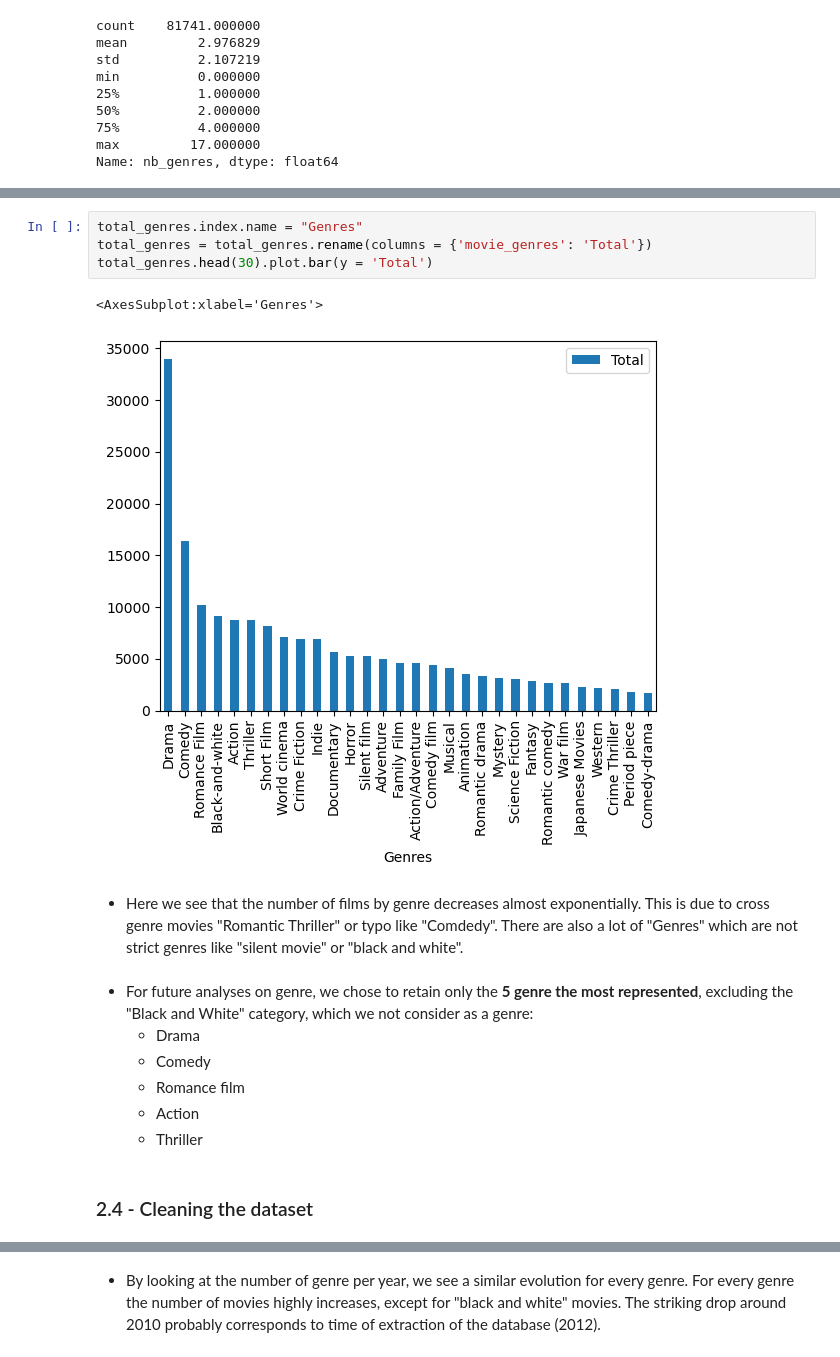
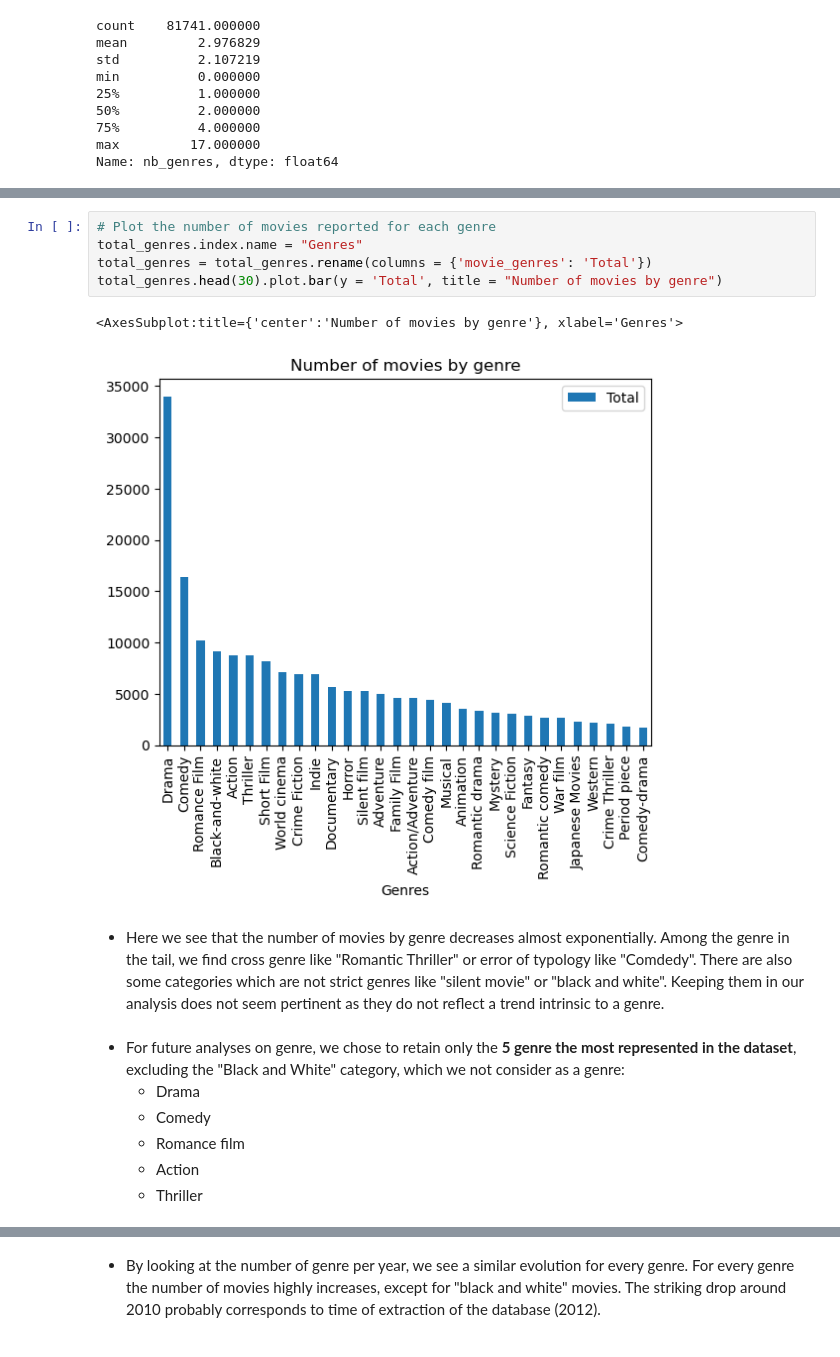
Before and after one commit to epfl-ada/ada-2022-project-armada, a Jupyter notebook: P2.ipynb, the cells around one changed output, grey strips where cells are left out. Saved outputs shown, nothing was run; the diff lists cells and outputs as text.

```diff
--- a/P2.ipynb
+++ b/P2.ipynb
@@ -148,18 +174,17 @@ total_genres.plot(logy = True, figsize= (10,5))
 # %%
+# Plot the number of movies reported for each genre
 total_genres.index.name = "Genres"
 total_genres = total_genres.rename(columns = {'movie_genres': 'Total'})
-total_genres.head(30).plot.bar(y = 'Total')
+total_genres.head(30).plot.bar(y = 'Total', title = "Number of movies by genre")
 # %% [output]
-<AxesSubplot:xlabel='Genres'>
+<AxesSubplot:title={'center':'Number of movies by genre'}, xlabel='Genres'>
-[figure, old version]
+[figure, new version]
 # %% [markdown]
-- Here we see that the number of films by genre decreases almost exponentially. This is due to cross genre movies "Romantic Thriller" or typo like "Comdedy". There are also a lot of "Genres" which are not strict genres like "silent movie" or "black and white".
+- Here we see that the number of movies by genre decreases almost exponentially. Among the genre in the tail, we find cross genre like "Romantic Thriller" or error of typology like "Comdedy". There are also some categories which are not strict genres like "silent movie" or "black and white". Keeping them in our analysis does not seem pertinent as they do not reflect a trend intrinsic to a genre.
 # %% [markdown]
-- For future analyses on genre, we chose to retain only the **5 genre the most represented**, excluding the "Black and White" category, which we not consider as a genre:
+- For future analyses on genre, we chose to retain only the **5 genre the most represented in the dataset**, excluding the "Black and White" category, which we not consider as a genre:
     - Drama
     - Comedy
     - Romance film
     - Action
     - Thriller
-# %% [markdown]
-### 2.4 - Cleaning the dataset
```
Also changed, not shown: parts of 63 cells of this notebook.
